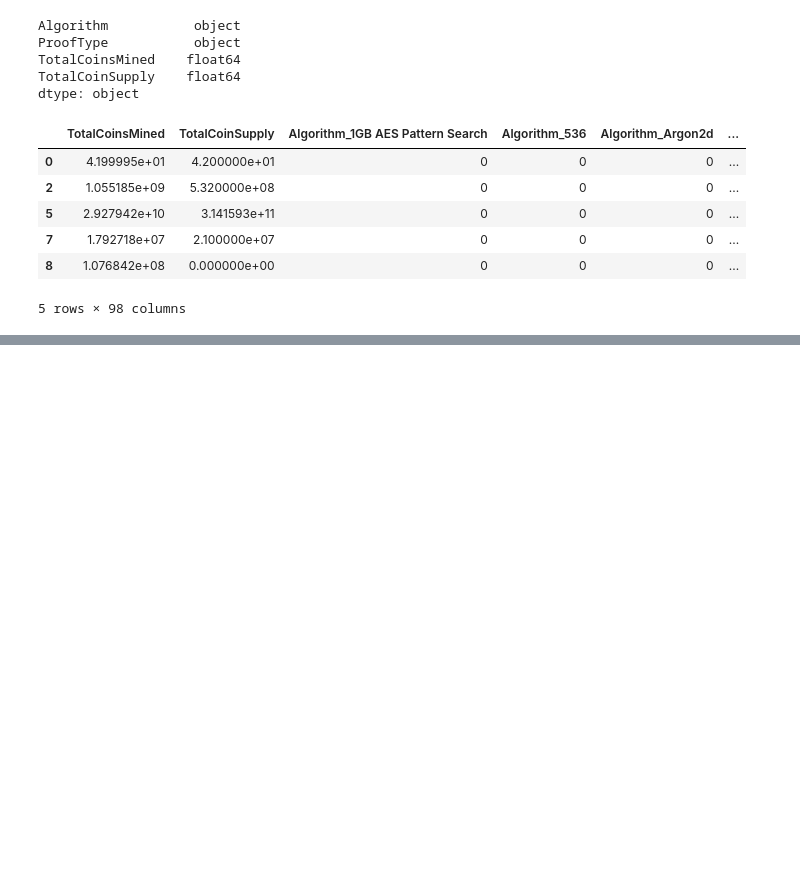
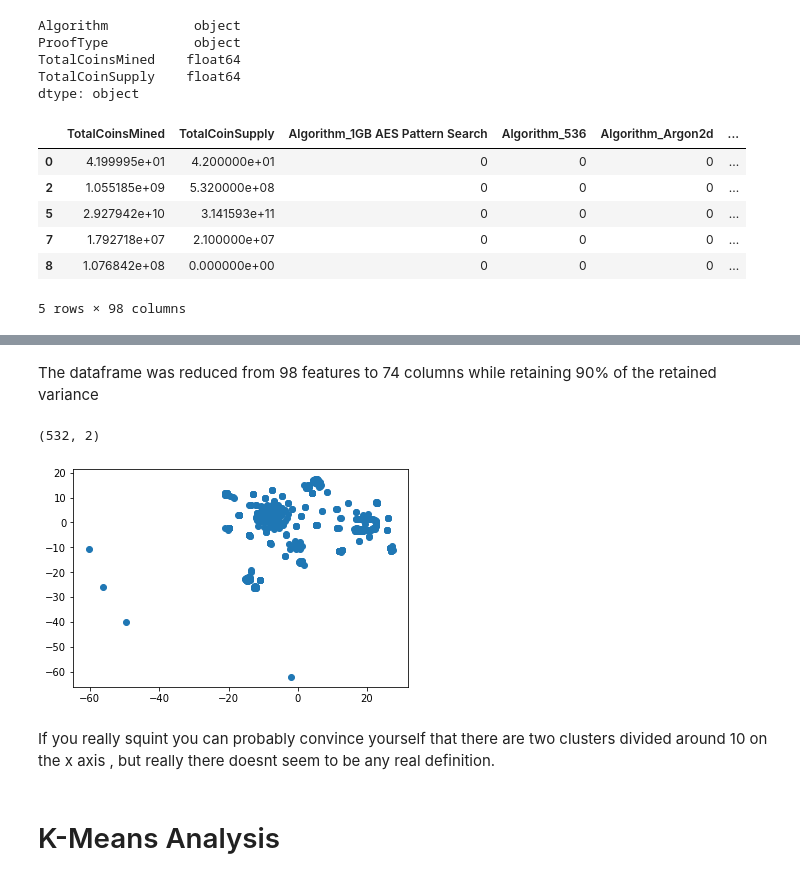
Before and after one commit to awesomepack/Crypto-Offerings, a Jupyter notebook: crypto.ipynb, the cells around one changed output, grey strips where cells are left out. Drawn from its saved outputs; the diff is of its cells as text; code cells hidden in the pictures; blank space fills up the shorter version.

Commit message:
Standardized data , reduced features through PCA , visualized clusters using t-sne

```diff
--- a/crypto.ipynb
+++ b/crypto.ipynb
@@ -119,8 +119,10 @@ TotalCoinSupply    float64
 dtype: object
 # %%
 # Converting categorical data into numeric values
-numeric = pd.get_dummies(mined_crypto)
-numeric.head()
+numeric_crypto = pd.get_dummies(mined_crypto)
+numeric_crypto.head()
+
+# Now that TotalCoinsSupply is numeric we only get 98 features instead of 307
 # %% [output]
 |  | TotalCoinsMined | TotalCoinSupply | Algorithm_1GB AES Pattern Search | Algorithm_536 | Algorithm_Argon2d | ... |
 | 0 | 4.199995e+01 | 4.200000e+01 | 0 | 0 | 0 | ... |
@@ -130,4 +132,8 @@ numeric.head()
 | 8 | 1.076842e+08 | 0.000000e+00 | 0 | 0 | 0 | ... |
 5 rows × 98 columns
 # %%
+from sklearn.preprocessing import StandardScaler
 # Standardizing the numeric df using standard scaler
+standardized_crypto = pd.DataFrame(StandardScaler().fit_transform(numeric_crypto))
+
+standardized_crypto.head()
@@ -133,0 +150,11 @@ numeric.head()
+# %%
+from sklearn.decomposition import PCA
+# Performing dimensionality reduction using PCA
+
+# Initializing PCA model
+pca = PCA(n_components= .90)
+
+# Fitting the data to our model and converting into a dataframe
+crypto_pca = pd.DataFrame(pca.fit_transform(standardized_crypto))
+
+crypto_pca.head()
@@ -133,0 +169,31 @@ numeric.head()
+# %% [markdown]
+The dataframe was reduced from 98 features to 74 columns while retaining 90% of the retained variance
+# %%
+from sklearn.manifold import TSNE
+# Looking for clusters using t-sne
+
+tsne = TSNE(learning_rate=35)
+
+tsne_features = tsne.fit_transform(crypto_pca)
+
+tsne_features.shape
+# %% [output]
+(532, 2)
+# %%
+import matplotlib.pyplot as plt
+# Plotting the the tsne features
+# The first column of transformed features
+x = tsne_features[:,0]
+
+# The second column of transformed features
+y = tsne_features[:,1]
+
+# Visualize the clusters
+plt.scatter(x, y)
+plt.show()
+# %% [output]
+[figure, added]
+# %% [markdown]
+If you really squint you can probably convince yourself that there are two clusters divided around 10 on the x axis , but really there doesnt seem to be any real definition.
+# %% [markdown]
+# K-Means Analysis
```
Also changed, not shown: parts of 4 cells of this notebook.
